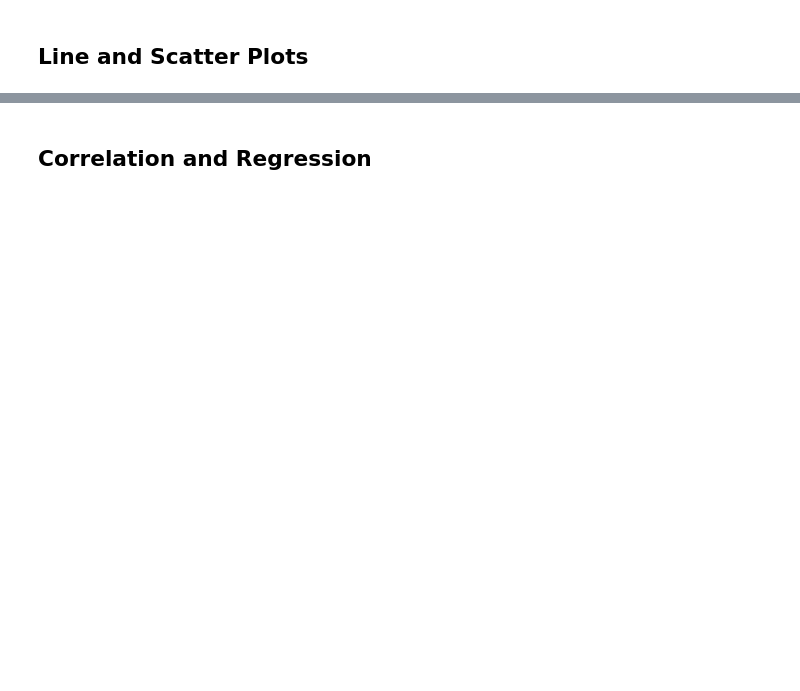
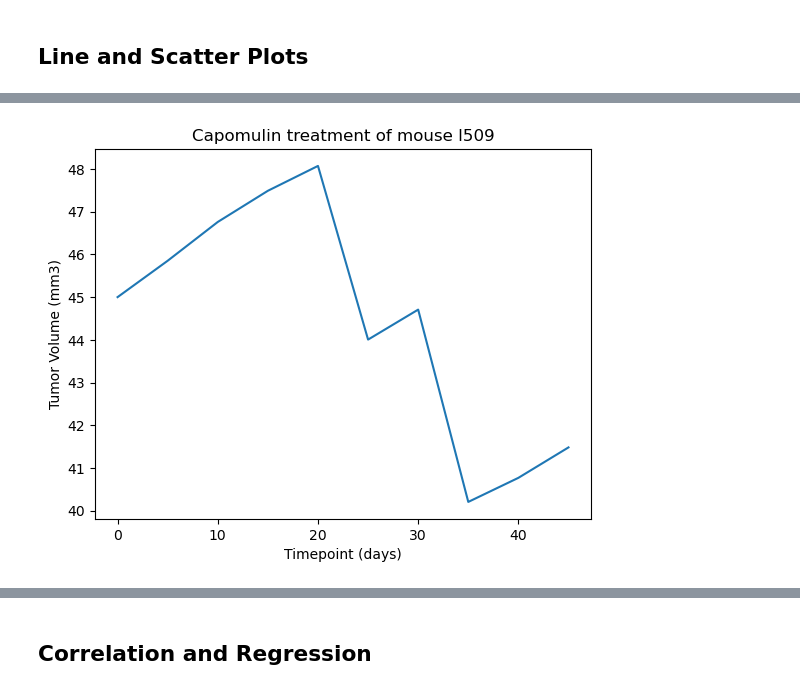
Before and after one commit to Rstevens318/Module-5-Challenge, a Jupyter notebook: Pymaceuticals/pymaceuticals_starter.ipynb, the cells around one changed output, grey strips where cells are left out. Cells and saved outputs as stored; diff of their text form; code cells hidden in the pictures; blank space fills up the shorter version.

```diff
--- a/Pymaceuticals/pymaceuticals_starter.ipynb
+++ b/Pymaceuticals/pymaceuticals_starter.ipynb
@@ -271,0 +324,18 @@ Ceftamin's potential outliers: Series([], Name: Tumor Volume (mm3), dtype: float
+# %%
+# Generate a line plot of tumor volume vs. time point for a mouse treated with Capomulin
+
+#Locate all data for mouse L509 in the DataFrame
+I509 = clean_mouse.loc[clean_mouse['Mouse ID'] == 'l509']
+
+# Set X and Y values
+x_axis = I509['Timepoint']
+y_axis = I509['Tumor Volume (mm3)']
+
+# Create plot
+plt.plot(x_axis, y_axis)
+plt.xlabel('Timepoint (days)')
+plt.ylabel('Tumor Volume (mm3)')
+plt.title('Capomulin treatment of mouse l509')
+plt.show()
+# %% [output]
+[figure, added]
```
Also changed, not shown: parts of 13 cells of this notebook.
